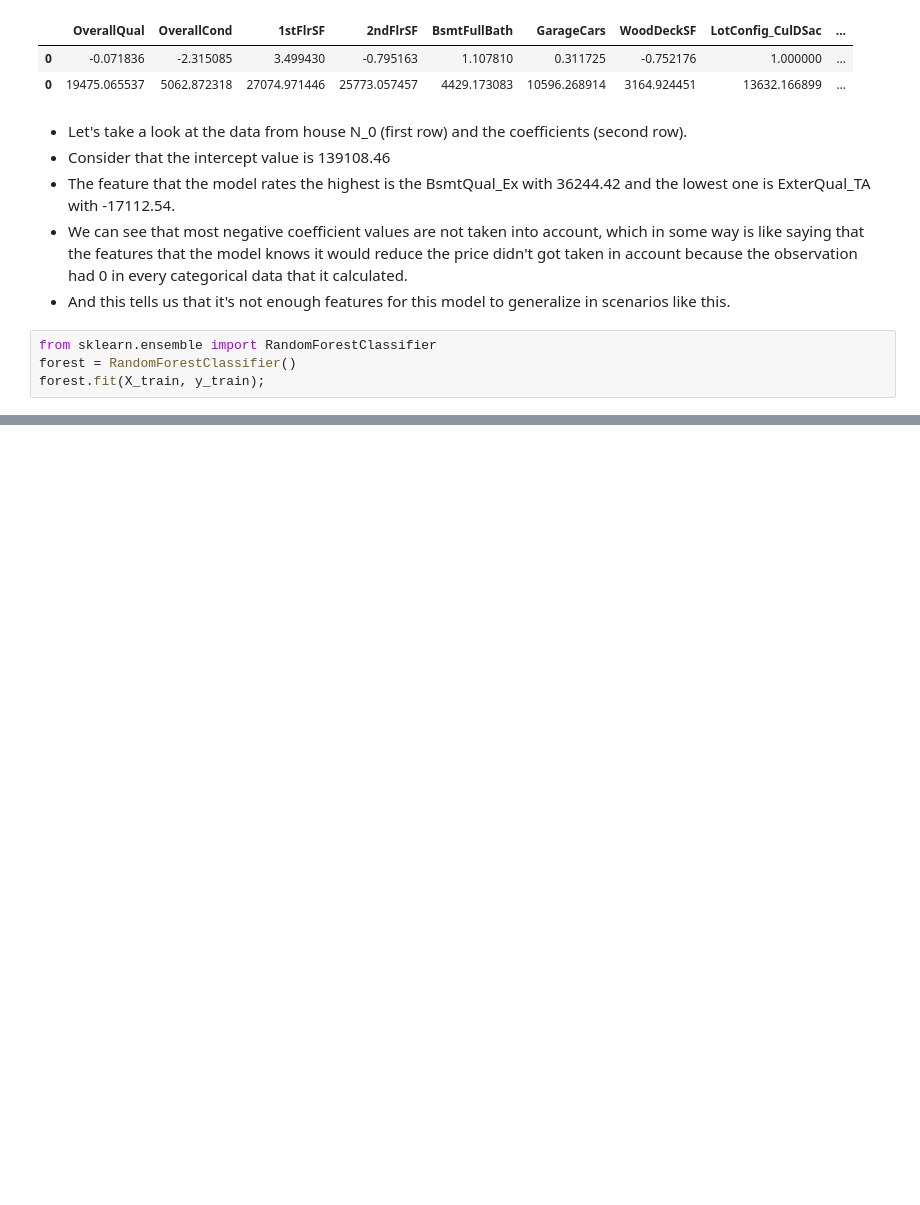
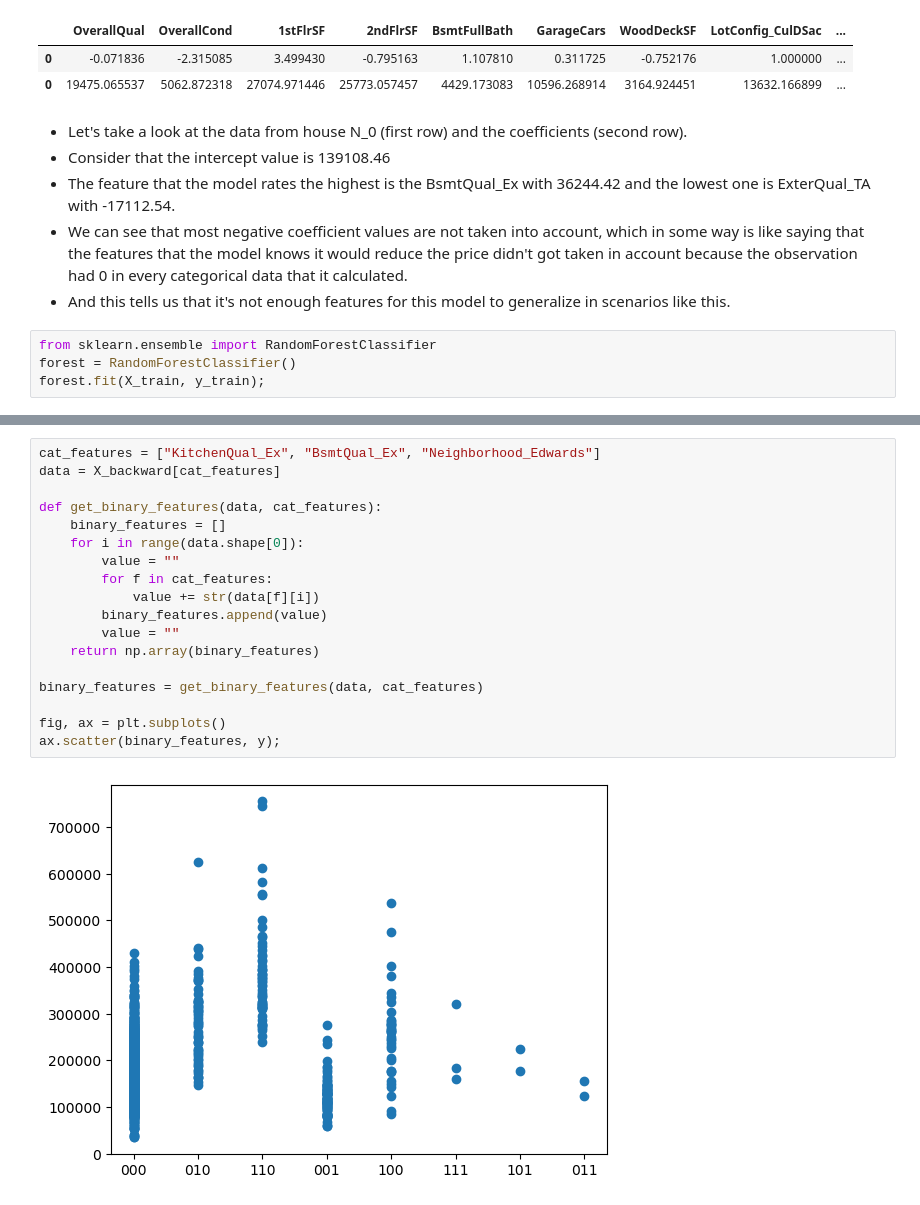
Before and after one commit to sebastiantare/housepriceskaggle, a Jupyter notebook: HousePrices.ipynb, the cells around one changed output, grey strips where cells are left out. Drawn from its saved outputs; the diff is of its cells as text; blank space fills up the shorter version.

```diff
--- a/HousePrices.ipynb
+++ b/HousePrices.ipynb
@@ -1207,0 +1252,20 @@ results[0:100], results[100:200], results[200:]
+# %%
+cat_features = ["KitchenQual_Ex", "BsmtQual_Ex", "Neighborhood_Edwards"]
+data = X_backward[cat_features]
+
+def get_binary_features(data, cat_features):
+    binary_features = []
+    for i in range(data.shape[0]):
+        value = ""
+        for f in cat_features:
+            value += str(data[f][i])
+        binary_features.append(value)
+        value = ""
+    return np.array(binary_features)
+
+binary_features = get_binary_features(data, cat_features)
+
+fig, ax = plt.subplots()
+ax.scatter(binary_features, y);
+# %% [output]
+[figure, added]
```
Also changed, not shown: parts of 22 cells of this notebook.
